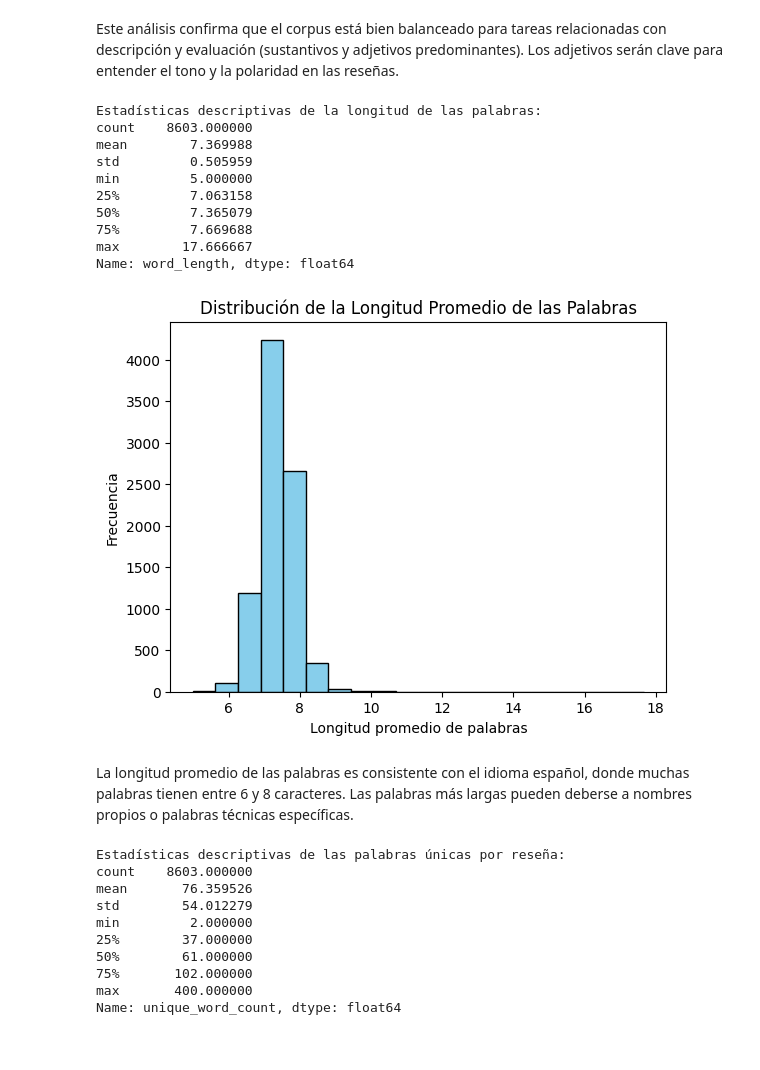
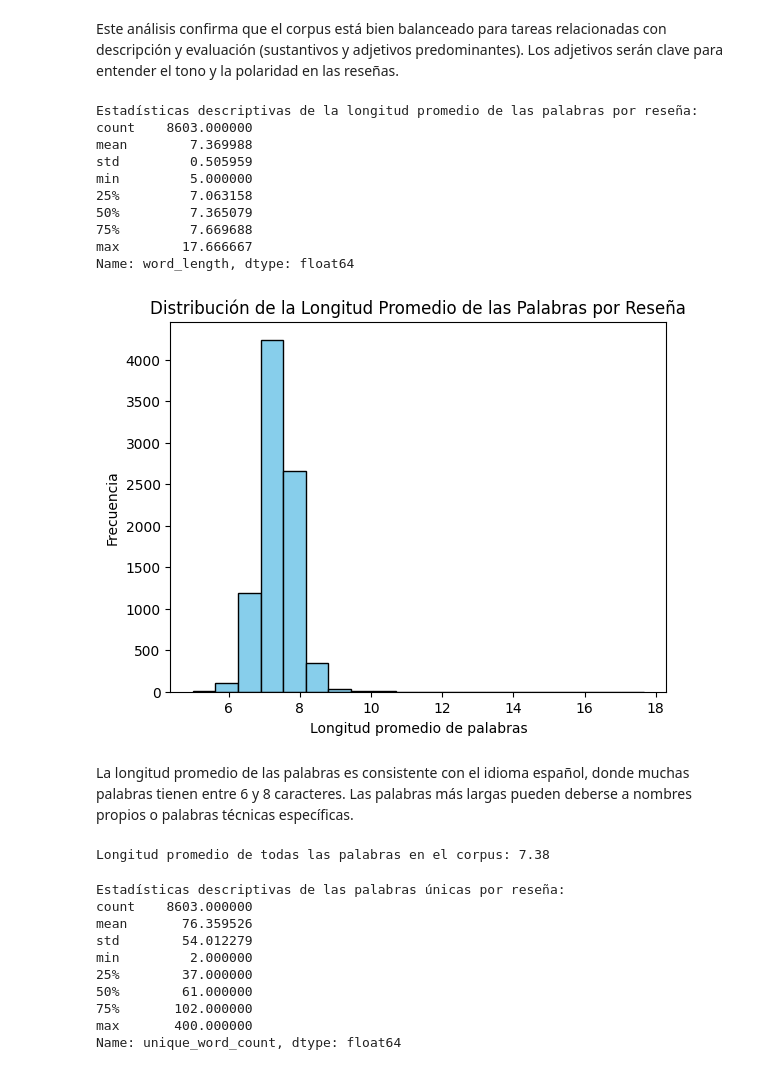
Before and after one commit to tdiego74/Clase_Data_Science_III_PBLC, a Jupyter notebook: Copia_de_Proyecto_DS_III_Entrega_Final_Tocci.ipynb, the cells around one changed output. Cells and saved outputs as stored; diff of their text form; code cells hidden in the pictures.

```diff
--- a/Copia_de_Proyecto_DS_III_Entrega_Final_Tocci.ipynb
+++ b/Copia_de_Proyecto_DS_III_Entrega_Final_Tocci.ipynb
@@ -144,18 +146,7 @@ top        7,2
 freq      1129
 Name: film_avg_rate, dtype: object
 # %%
-import nltk
-import string
-import spacy
-from nltk.tokenize import word_tokenize
 
-# Descargar los recursos necesarios
-nltk.download('punkt')
-nltk.download('stopwords')
-
-# Cargar el modelo de spaCy para español
-!python -m spacy download es_core_news_sm
-nlp = spacy.load("es_core_news_sm")
 
 # Cargar las reseñas desde tu archivo
 corpus = df['review_text'].tolist()  # Convertir la columna de reseñas a una lista de texto
@@ -429,36 +402,40 @@ Las 10 partes del discurso más comunes:
 Este análisis confirma que el corpus está bien balanceado para tareas relacionadas con descripción y evaluación (sustantivos y adjetivos predominantes).
 Los adjetivos serán clave para entender el tono y la polaridad en las reseñas.
 # %%
-# Importaciones necesarias
-#import matplotlib.pyplot as plt
+import numpy as np
+import matplotlib.pyplot as plt
 
-# Calcular la longitud promedio de las palabras por reseña
-df['word_length'] = df['cleaned_review_text'].apply(
-    lambda x: np.mean([len(word) for word in x.split()])
-)
+# Calcular la longitud promedio de las palabras por reseña usando cleaned_corpus
+df['word_length'] = [np.mean([len(word) for word in sentence]) for sentence in cleaned_corpus]
 
 # Estadísticas descriptivas
-print("Estadísticas descriptivas de la longitud de las palabras:")
+print("Estadísticas descriptivas de la longitud promedio de las palabras por reseña:")
 print(df['word_length'].describe())
 
-# Visualización: Histograma de la longitud promedio de las palabras
+# Visualización: Histograma de la longitud promedio de las palabras por reseña
 plt.hist(df['word_length'], bins=20, color='skyblue', edgecolor='black')
-plt.title('Distribución de la Longitud Promedio de las Palabras')
+plt.title('Distribución de la Longitud Promedio de las Palabras por Reseña')
 plt.xlabel('Longitud promedio de palabras')
 plt.ylabel('Frecuencia')
 plt.show()
 # %% [output]
-Estadísticas descriptivas de la longitud de las palabras:
+Estadísticas descriptivas de la longitud promedio de las palabras por reseña:
 count    8603.000000
 mean        7.369988
 std         0.505959
 min         5.000000
 25%         7.063158
 50%         7.365079
 75%         7.669688
 max        17.666667
 Name: word_length, dtype: float64
-[figure, old version]
+[figure, new version]
 # %% [markdown]
 La longitud promedio de las palabras es consistente con el idioma español, donde muchas palabras tienen entre 6 y 8 caracteres. Las palabras más largas pueden deberse a nombres propios o palabras técnicas específicas.
+# %%
+# Calcular la longitud promedio de todas las palabras en el corpus (global)
+global_word_length = np.mean([len(word) for word in all_words])
+print(f"Longitud promedio de todas las palabras en el corpus: {global_word_length:.2f}")
+# %% [output]
+Longitud promedio de todas las palabras en el corpus: 7.38
 # %%
```
Also changed, not shown: parts of 13 cells of this notebook.
